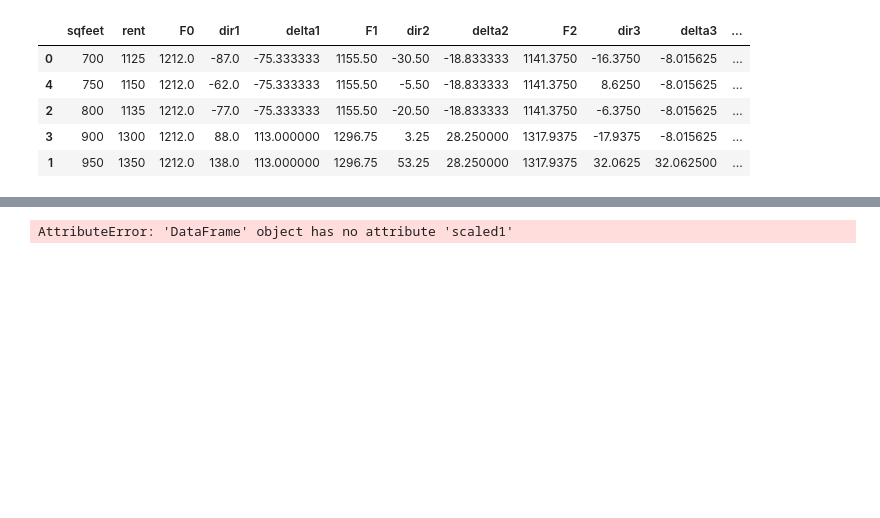
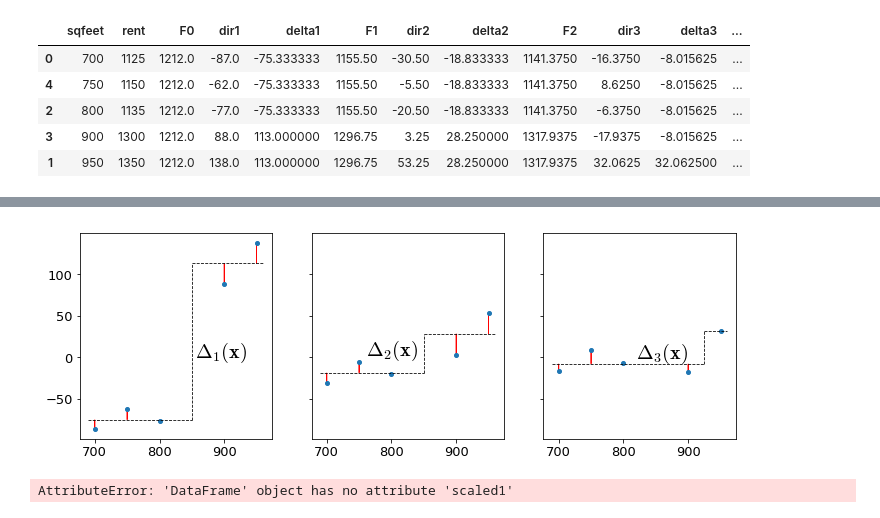
Before and after one commit to parrt/ml-articles, a Jupyter notebook: gradient-boosting/notebooks/dev.ipynb, the cells around one changed output, grey strips where cells are left out. Cells and saved outputs as stored; diff of their text form; code cells hidden in the pictures; blank space fills up the shorter version.

```diff
--- a/gradient-boosting/notebooks/dev.ipynb
+++ b/gradient-boosting/notebooks/dev.ipynb
@@ -237,3 +133,92 @@ plt.show()
+# %%
+def draw_stub(ax, x_train, y_train, split):
+    left = y_train[x_train<split]
+    right = y_train[x_train>split]
+    lmean = np.mean(left)
+    rmean = np.mean(right)
+    ax.plot([x_train.min()-10,split], [lmean,lmean],
+             linewidth=.8, linestyle='--', c='k')
+    ax.plot([split,x_train.max()+10], [rmean,rmean],
+             linewidth=.8, linestyle='--', c='k')
+    ax.plot([split,split], [lmean,rmean],
+             linewidth=.8, linestyle='--', c='k')
+
+fig, axes = plt.subplots(nrows=1, ncols=3, figsize=(10, 3.5), sharey=True)
+plt.tight_layout()
+
+axes[0].plot(df.sqfeet,df.dir1,'o', linewidth=.8, markersize=4)
+draw_stub(axes[0], df.sqfeet, df.delta1, splits[1])
+axes[0].text(split+5, df.delta1.mean(), r"$\Delta_1({\bf x})$", fontsize=20)
+
+# draw arrows
+for x,y,yhat in zip(df.sqfeet,df.dir1,df.delta1):
+    if y-yhat!=0:
+        axes[0].arrow(x, yhat, 0, y-yhat,
+                  length_includes_head=True,
+                  fc='r', ec='r',
+                  linewidth=0.8,
+#                  head_width=4, head_length=15,
+                 )
+
+#
+axes[1].plot(df.sqfeet,df.dir2,'o', linewidth=.8, markersize=4)
+draw_stub(axes[1], df.sqfeet, df.delta2, splits[2])
+axes[1].text(760, lmean+10, r"$\Delta_2({\bf x})$", fontsize=20)
+# draw arrows
+for x,y,yhat in zip(df.sqfeet,df.dir2,df.delta2):
+    if y-yhat!=0:
+        axes[1].arrow(x, yhat, 0, y-yhat,
+                  length_includes_head=True,
+                  fc='r', ec='r',
+                  linewidth=0.8,
+#                  head_width=2, head_length=8,
+                 )
+
+#
+axes[2].plot(df.sqfeet,df.dir3,'o', linewidth=.8, markersize=4)
+draw_stub(axes[2], df.sqfeet, df.delta3, splits[3])
+axes[2].text(820, lmean+6, r"$\Delta_3({\bf x})$", fontsize=20)
+# draw arrows
+for x,y,yhat in zip(df.sqfeet,df.dir3,df.delta3):
+    if y-yhat!=0:
+        axes[2].arrow(x, yhat, 0, y-yhat,
+                  length_includes_head=True,
+                  fc='r', ec='r',
+                  linewidth=0.8,
+#                  head_width=2, head_length=8,
+                 )
+
+if False:
+    axes[2][0].plot(df.sqfeet,df.dir4,'o', linewidth=.8, markersize=4)
+    split = splits[4]
+    left = df.delta4[df.sqfeet<split]
+    right = df.delta4[df.sqfeet>split]
+    lmean = np.mean(left)
+    rmean = np.mean(right)
+    axes[2][0].plot([df.sqfeet.min()-10,split], [lmean,lmean],
+             linewidth=.8, linestyle='--', c='k')
+    axes[2][0].plot([split,df.sqfeet.max()+10], [rmean,rmean],
+             linewidth=.8, linestyle='--', c='k')
+    axes[2][0].plot([split,split], [lmean,rmean],
+             linewidth=.8, linestyle='--', c='k')
+    axes[2][0].text(820, rmean+3.5, r"$\Delta_4({\bf x})$", fontsize=20)
+    # draw arrows
+    for x,y,yhat in zip(df.sqfeet,df.dir4,df.delta4):
+        if y-yhat!=0:
+            axes[2][0].arrow(x, yhat, 0, y-yhat,
+                      length_includes_head=True,
+                      fc='r', ec='r',
+                      linewidth=0.8,
+    #                  head_width=2, head_length=8,
+                     )
+
+    axes[2][1].plot(df.sqfeet,df.dir5,'o', linewidth=.8, markersize=4)
+
+
+plt.savefig('/tmp/t.svg')
+plt.show()
+# %% [output]
+[figure, added]
 # %%
 f0 = df.rent.median()
 
```
Also changed, not shown: parts of 1 cell of this notebook.
